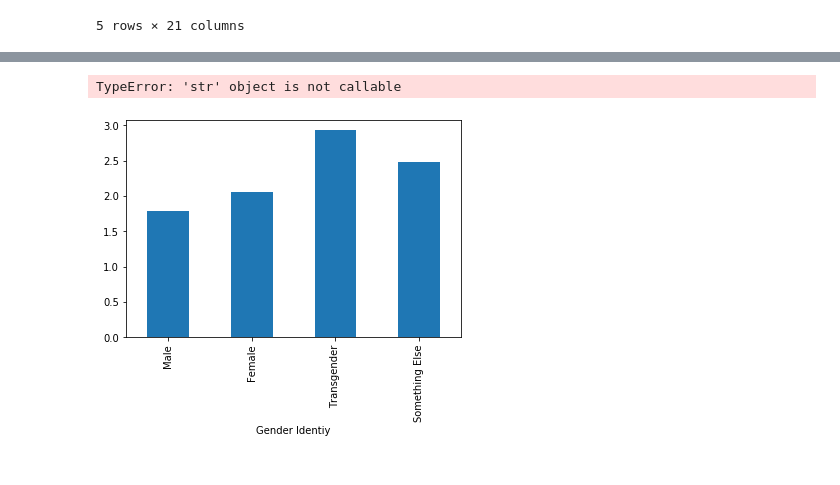
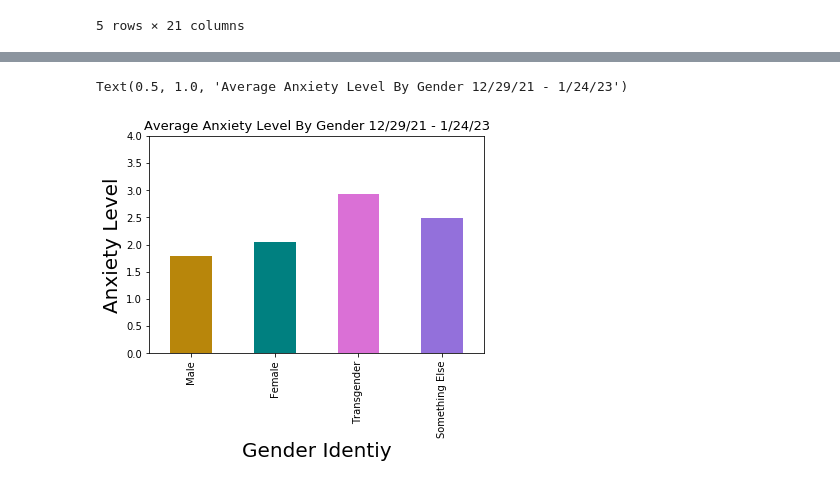
Before and after one commit to ginaleonardi/project_1, a Jupyter notebook: josh1.ipynb, the cells around one changed output, grey strips where cells are left out. Cells and saved outputs as stored; diff of their text form; code cells hidden in the pictures.

```diff
--- a/josh1.ipynb
+++ b/josh1.ipynb
@@ -30,7 +30,8 @@ clean_census = clean_census.rename(columns={'TENURE':'HOME OWNERSHIP',
                                             'KIDS_LT5Y':'KIDS 0-5',
                                             'KIDS_5_11Y':'KIDS 5-11',
                                             'KIDS_12_17Y':'KIDS 12-17',
-                                            'EST_ST':'STATE'
+                                            'EST_ST':'STATE',
+                                            'WEEK': 'WEEK'
                                             })
 clean_census.head()
 # %% [output]
@@ -43,7 +44,7 @@ clean_census.head()
 5 rows × 21 columns
 # %%
 #CREATING A DATAFRAM WITH THE REQUIRED COLUMNS I NEED FOR MY ANALYSIS
-clean_df = clean_census[['SCRAM', 'ANXIOUS','WORRY','INTEREST','DOWN','GEN ASN @ BIRTH','RACE','HISPANIC', 'GEN ASN @ BIRTH','GEN ID DESCRIBE','SEXUAL ORIENTATION']]
+clean_df = clean_census[['SCRAM', 'ANXIOUS','WORRY','INTEREST','DOWN','GEN ASN @ BIRTH','RACE','HISPANIC', 'GEN ASN @ BIRTH','GEN ID DESCRIBE','SEXUAL ORIENTATION','WEEK']]
 clean_df
 # %% [output]
 |  | SCRAM | ANXIOUS | WORRY | INTEREST | DOWN | GEN ASN @ BIRTH | RACE | HISPANIC | GEN ASN @ BIRTH | ... |
@@ -88,7 +89,7 @@ memory usage: 91.3+ MB
 #clean_hd = clean_df
 
 #df['col_name'] = df['col_name'].replace({'G': 1})
-#clean_df['HISPANIC'] = clean_df['HISPANIC'].replace({2:'LATINX'})
+clean_df['HISPANIC'] = clean_df['HISPANIC'].replace({2:'LATINX'})
 #df.loc[df['shield'] > 35] = 0
 
 #df['Category'] = df['Count']
@@ -111,7 +112,7 @@ clean_df.loc[clean_df["HISPANIC"] == 'LATINX', "RACE_String"] = "Hispanic, Alone
 
 
 #clean_df.loc[clean_df['HISPANIC'] == 2,'RACE'] = 'LATINX'
-clean_df.head(30)
+clean_df.head(50)
 
 
 
@@ -158,12 +164,13 @@ See the caveats in the documentation: https://pandas.pydata.org/pandas-docs/stab
 # %%
 gen_axiety = clean_df['ANXIOUS'].groupby(clean_df['GEN ID DESCRIBE']).mean()
 labels = ['Male', 'Female', 'Transgender', 'Something Else']
-anxiety_bar = gen_axiety.plot(kind='bar')
+colors = ['darkgoldenrod','teal','orchid','mediumpurple']
+anxiety_bar = gen_axiety.plot(kind='bar',color=colors)
 anxiety_bar.set_xticklabels(labels)
-plt.xlabel('Gender Identiy')
-plt.ylabel('Anxiety Level')
+plt.xlabel('Gender Identiy',fontsize= 20)
+plt.ylabel('Anxiety Level', fontsize= 20)
 plt.ylim(0,4)
-plt.title('Average Anxiety Level By Gender 12/29/21- 1/24/23')
+plt.title('Average Anxiety Level By Gender 12/29/21 - 1/24/23', fontsize= 13)
 # %% [output]
-TypeError: 'str' object is not callable
+Text(0.5, 1.0, 'Average Anxiety Level By Gender 12/29/21 - 1/24/23')
-[figure, old version]
+[figure, new version]
```
Also changed, not shown: parts of 5 cells of this notebook.
